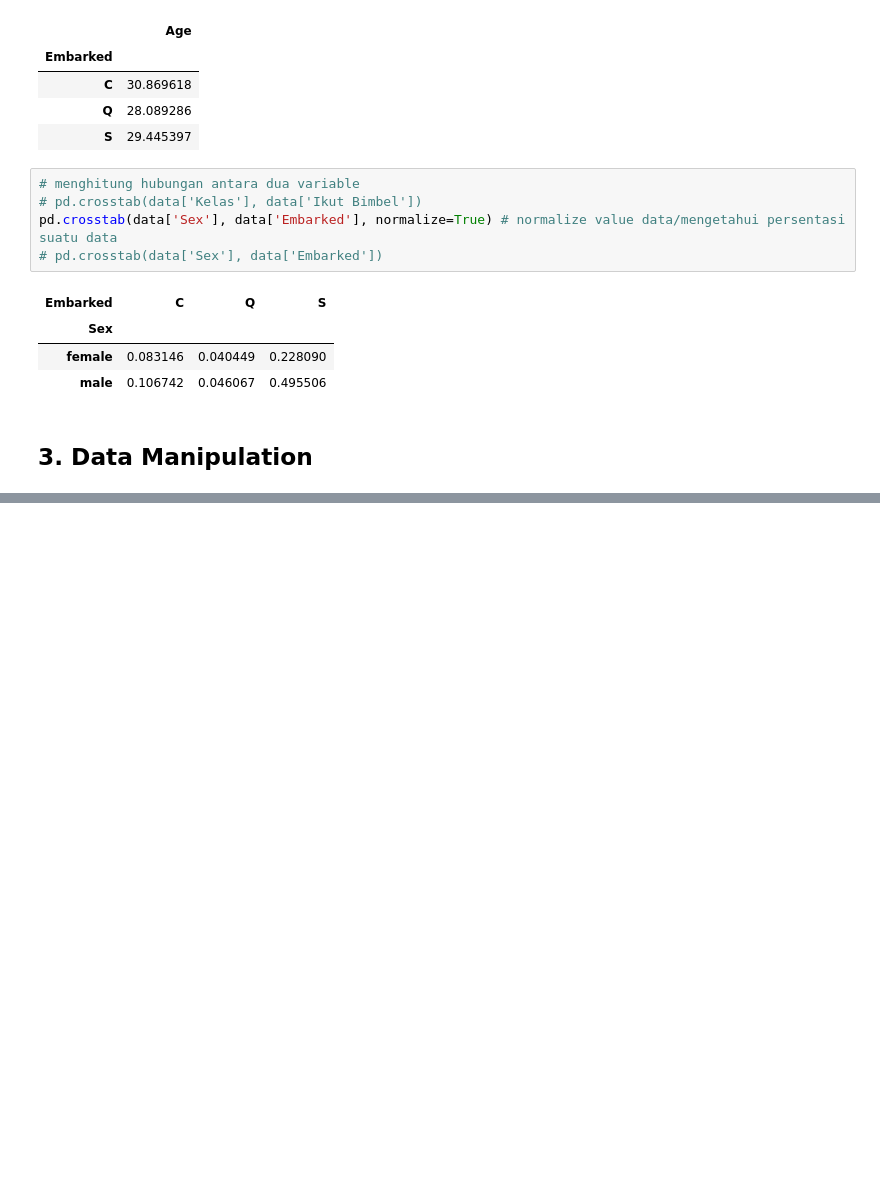
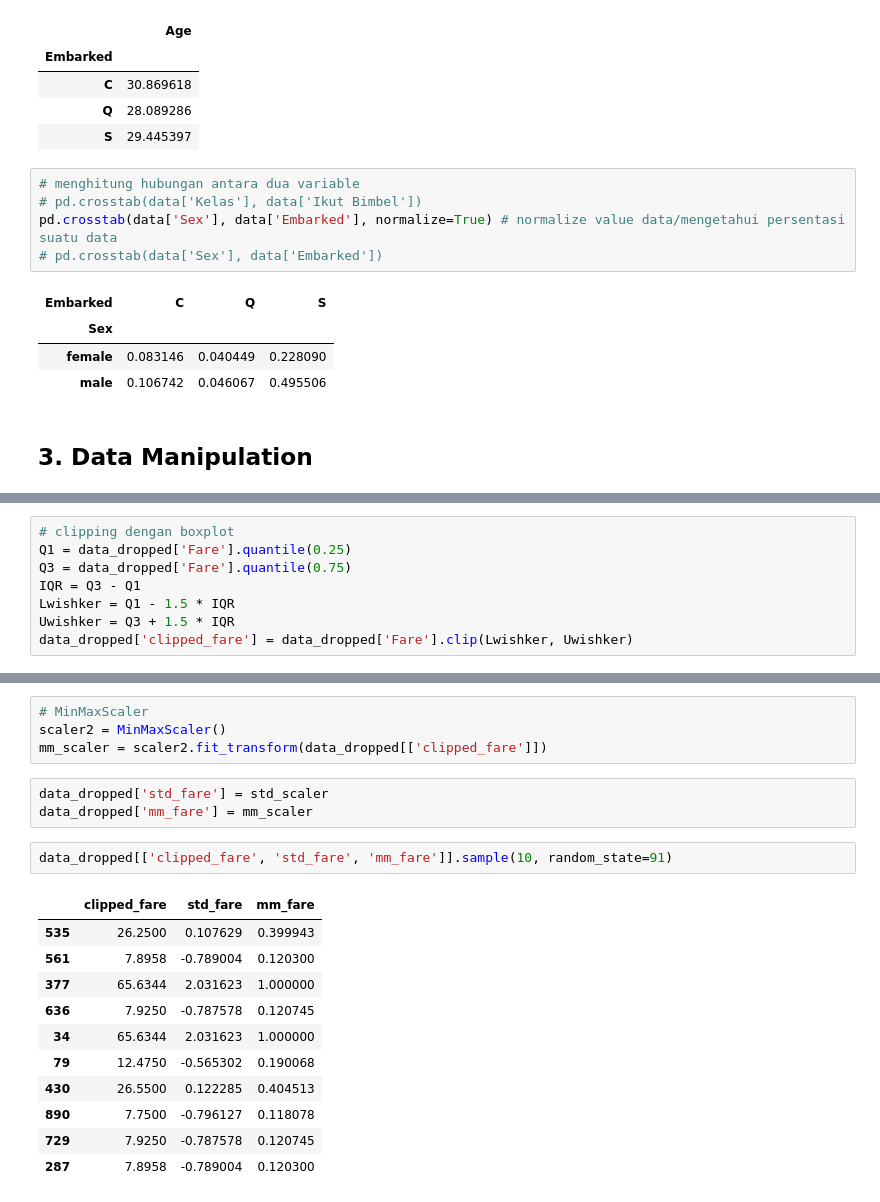
Before and after one commit to ergonrizky26/habis-kerja-data-science-practice, a Jupyter notebook: [Modul_5_Habis_Kerja]_python_data_modelling.ipynb, the cells around one changed output, grey strips where cells are left out. Saved outputs shown, nothing was run; the diff lists cells and outputs as text; blank space fills up the shorter version.

```diff
--- a/[Modul_5_Habis_Kerja]_python_data_modelling.ipynb
+++ b/[Modul_5_Habis_Kerja]_python_data_modelling.ipynb
@@ -316,0 +404,8 @@ pd.crosstab(data['Sex'], data['Embarked'], normalize=True) # normalize value dat
+# %%
+# clipping dengan boxplot
+Q1 = data_dropped['Fare'].quantile(0.25)
+Q3 = data_dropped['Fare'].quantile(0.75)
+IQR = Q3 - Q1
+Lwishker = Q1 - 1.5 * IQR
+Uwishker = Q3 + 1.5 * IQR
+data_dropped['clipped_fare'] = data_dropped['Fare'].clip(Lwishker, Uwishker)
@@ -316,0 +445,21 @@ pd.crosstab(data['Sex'], data['Embarked'], normalize=True) # normalize value dat
+# %%
+# MinMaxScaler
+scaler2 = MinMaxScaler()
+mm_scaler = scaler2.fit_transform(data_dropped[['clipped_fare']])
+# %%
+data_dropped['std_fare'] = std_scaler
+data_dropped['mm_fare'] = mm_scaler
+# %%
+data_dropped[['clipped_fare', 'std_fare', 'mm_fare']].sample(10, random_state=91)
+# %% [output]
+|  | clipped_fare | std_fare | mm_fare |
+| 535 | 26.2500 | 0.107629 | 0.399943 |
+| 561 | 7.8958 | -0.789004 | 0.120300 |
+| 377 | 65.6344 | 2.031623 | 1.000000 |
+| 636 | 7.9250 | -0.787578 | 0.120745 |
+| 34 | 65.6344 | 2.031623 | 1.000000 |
+| 79 | 12.4750 | -0.565302 | 0.190068 |
+| 430 | 26.5500 | 0.122285 | 0.404513 |
+| 890 | 7.7500 | -0.796127 | 0.118078 |
+| 729 | 7.9250 | -0.787578 | 0.120745 |
+| 287 | 7.8958 | -0.789004 | 0.120300 |
```
Also changed, not shown: parts of 22 cells of this notebook.
